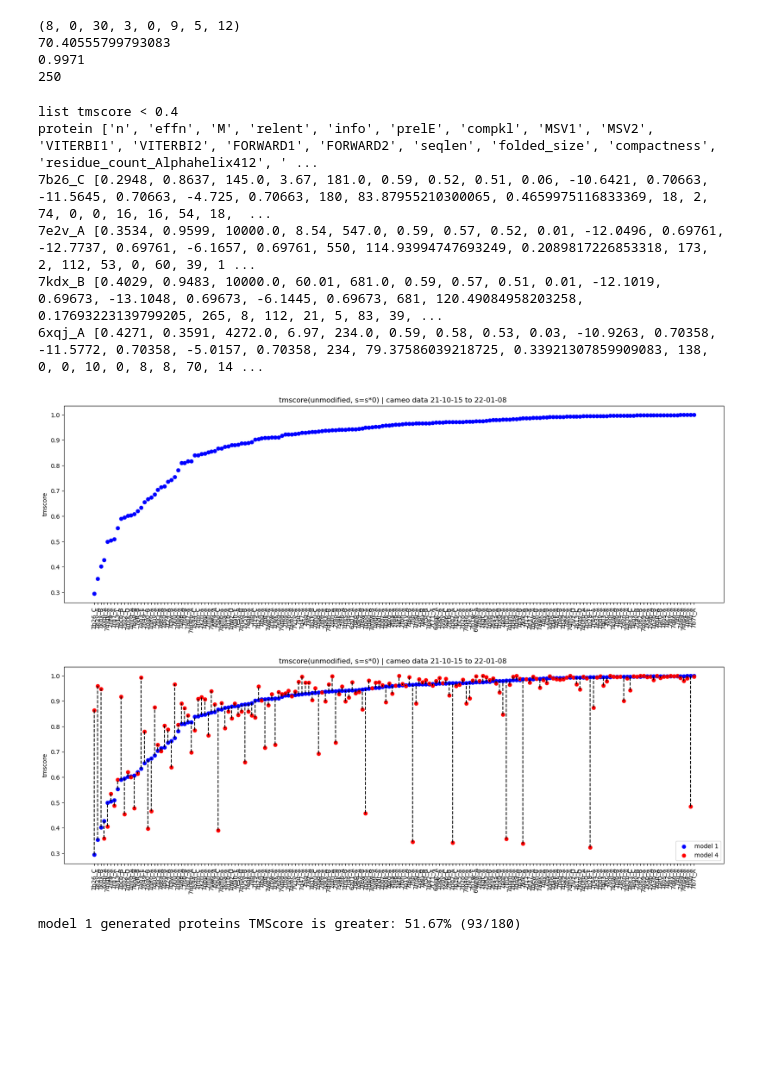
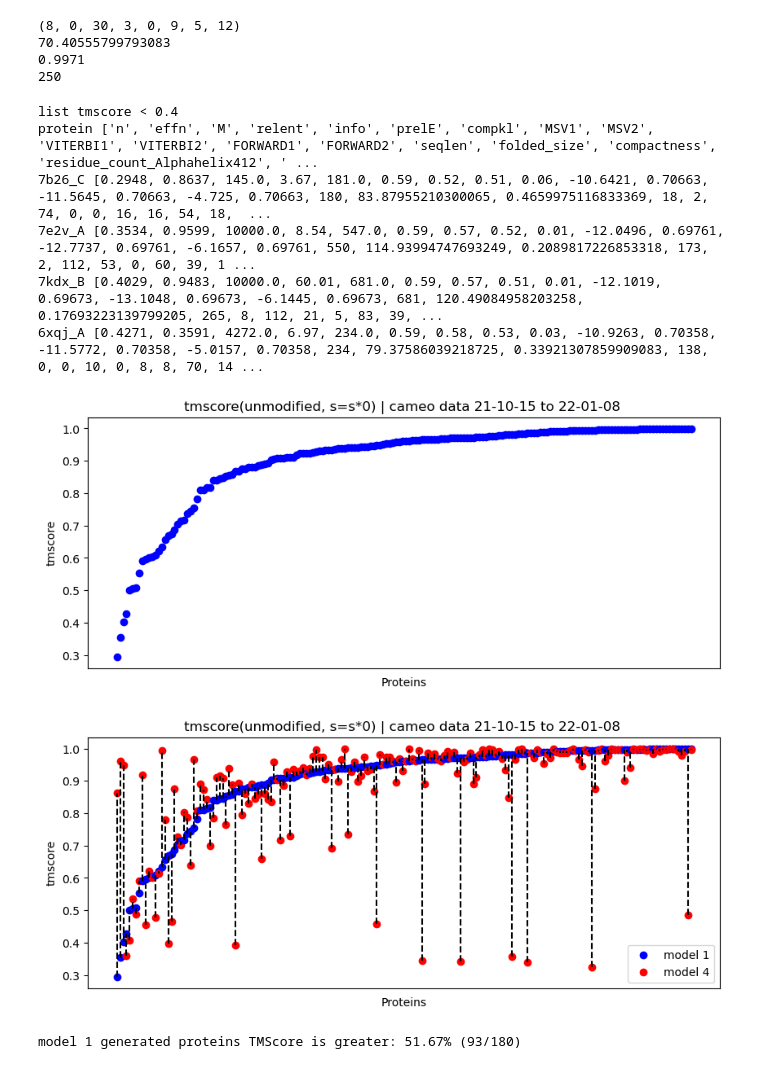
Before and after one commit to MichaelTrumbull/openfold-mt, a Jupyter notebook: personal-nbs/cameo_data_s0.ipynb, the cells around one changed output. Saved outputs shown, nothing was run; the diff lists cells and outputs as text; code cells hidden in the pictures; blank space fills up the shorter version.

Commit message:
new plots

```diff
--- a/personal-nbs/cameo_data_s0.ipynb
+++ b/personal-nbs/cameo_data_s0.ipynb
@@ -169,28 +169,30 @@ for w in sorted(protein_tmscore_dict, key=protein_tmscore_dict.get):
 # %%
 print('list tmscore < 0.4')
 print('protein', stats)
-plt.rcParams['figure.figsize'] = [20, 6]
+plt.rcParams['figure.figsize'] = [10, 4]
 first_iter = True
 for protein in sorted_protein_tmscore_dict:
     plt.scatter(protein, cameo_dict[protein]['tmscore'], label='model 1' if first_iter else '', color='blue')
     first_iter = False
     if cameo_dict[protein]['tmscore'] < 0.5:
         print(protein, list(cameo_dict[protein].values()))
 #plt.legend()
 plt.ylabel('tmscore')
 plt.title('tmscore(unmodified, s=s*0) | cameo data 21-10-15 to 22-01-08 ')
 plt.xticks(rotation=90)
+plt.xticks([])
+plt.xlabel('Proteins')
 plt.show()
 # %% [output]
 list tmscore < 0.4
 protein ['n', 'effn', 'M', 'relent', 'info', 'prelE', 'compkl', 'MSV1', 'MSV2', 'VITERBI1', 'VITERBI2', 'FORWARD1', 'FORWARD2', 'seqlen', 'folded_size', 'compactness', 'residue_count_Alphahelix412', ' ...
 7b26_C [0.2948, 0.8637, 145.0, 3.67, 181.0, 0.59, 0.52, 0.51, 0.06, -10.6421, 0.70663, -11.5645, 0.70663, -4.725, 0.70663, 180, 83.87955210300065, 0.4659975116833369, 18, 2, 74, 0, 0, 16, 16, 54, 18,  ...
 7e2v_A [0.3534, 0.9599, 10000.0, 8.54, 547.0, 0.59, 0.57, 0.52, 0.01, -12.0496, 0.69761, -12.7737, 0.69761, -6.1657, 0.69761, 550, 114.93994747693249, 0.2089817226853318, 173, 2, 112, 53, 0, 60, 39, 1 ...
 7kdx_B [0.4029, 0.9483, 10000.0, 60.01, 681.0, 0.59, 0.57, 0.51, 0.01, -12.1019, 0.69673, -13.1048, 0.69673, -6.1445, 0.69673, 681, 120.49084958203258, 0.17693223139799205, 265, 8, 112, 21, 5, 83, 39, ...
 6xqj_A [0.4271, 0.3591, 4272.0, 6.97, 234.0, 0.59, 0.58, 0.53, 0.03, -10.9263, 0.70358, -11.5772, 0.70358, -5.0157, 0.70358, 234, 79.37586039218725, 0.33921307859909083, 138, 0, 0, 10, 0, 8, 8, 70, 14 ...
-[figure, old version]
+[figure, new version]
 # %%
-plt.rcParams['figure.figsize'] = [20, 6]
+plt.rcParams['figure.figsize'] = [10, 4]
 first_iter = True
 for protein in sorted_protein_tmscore_dict:
     plt.scatter(protein, cameo_dict[protein]['tmscore'], color='blue', label='model 1' if first_iter else '')
@@ -201,9 +203,11 @@ plt.legend()
 plt.ylabel('tmscore')
 plt.title('tmscore(unmodified, s=s*0) | cameo data 21-10-15 to 22-01-08 ')
 plt.xticks(rotation=90)
+plt.xticks([])
+plt.xlabel('Proteins')
 plt.show()
 # %% [output]
-[figure, old version]
+[figure, new version]
 # %%
 # get list of protein names in the order of tmscore differences
 num_model1_greater = 0 # count instances of model 1 generated proteins having a higher TMscore
```
Also changed, not shown: parts of 3 cells of this notebook.
